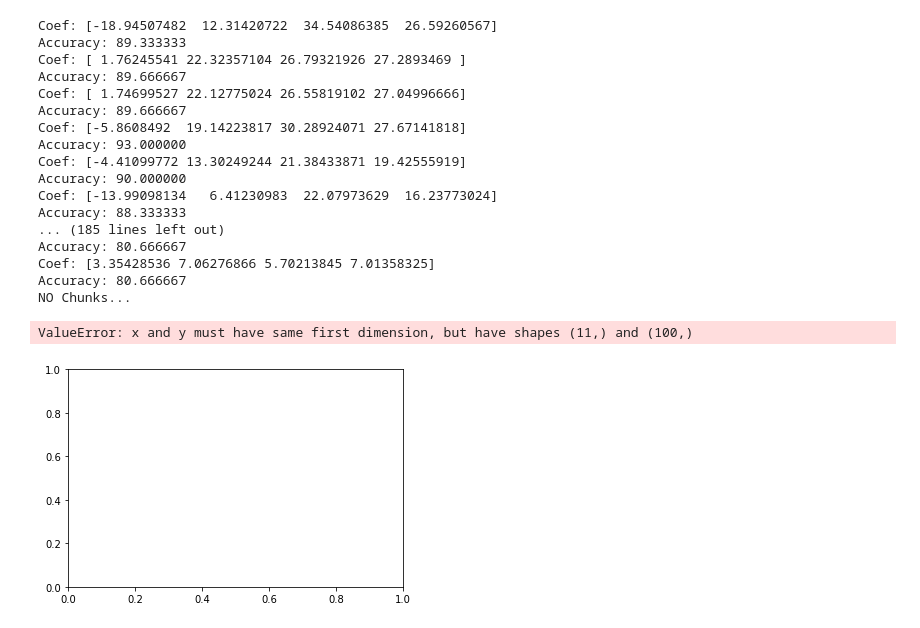
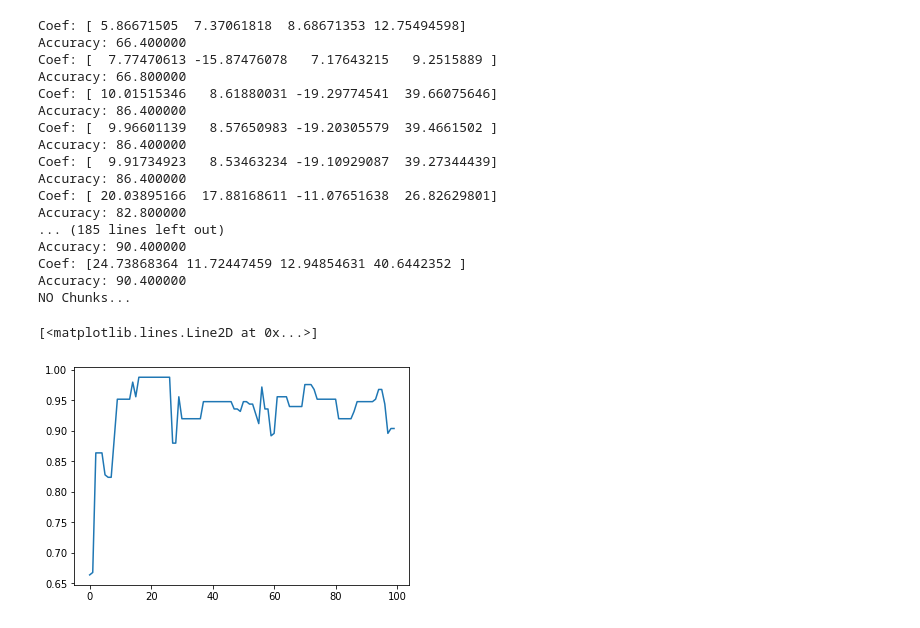
Before and after one commit to KampiotiSofia/svm, a Jupyter notebook: project/dask.ipynb, the cells around one changed output. Saved outputs shown, nothing was run; the diff lists cells and outputs as text; code cells hidden in the pictures.

Commit message:
Changed main attributes + Fix error with S_prev

```diff
--- a/project/dask.ipynb
+++ b/project/dask.ipynb
@@ -33,27 +58,27 @@ Finished with no error...
 # %%
 from main_func import real_partial
 E2,Acc2=real_partial(100)
-plt.plot([i for i in range(len(Acc))],Acc2)
+plt.plot([i for i in range(len(Acc2))],Acc2)
 # %% [output]
-Coef: [-18.94507482  12.31420722  34.54086385  26.59260567]
-Accuracy: 89.333333
-Coef: [ 1.76245541 22.32357104 26.79321926 27.2893469 ]
-Accuracy: 89.666667
-Coef: [ 1.74699527 22.12775024 26.55819102 27.04996666]
-Accuracy: 89.666667
-Coef: [-5.8608492  19.14223817 30.28924071 27.67141818]
-Accuracy: 93.000000
-Coef: [-4.41099772 13.30249244 21.38433871 19.42555919]
-Accuracy: 90.000000
-Coef: [-13.99098134   6.41230983  22.07973629  16.23773024]
-Accuracy: 88.333333
+Coef: [ 5.86671505  7.37061818  8.68671353 12.75494598]
+Accuracy: 66.400000
+Coef: [  7.77470613 -15.87476078   7.17643215   9.2515889 ]
+Accuracy: 66.800000
+Coef: [ 10.01515346   8.61880031 -19.29774541  39.66075646]
+Accuracy: 86.400000
+Coef: [  9.96601139   8.57650983 -19.20305579  39.4661502 ]
+Accuracy: 86.400000
+Coef: [  9.91734923   8.53463234 -19.10929087  39.27344439]
+Accuracy: 86.400000
+Coef: [ 20.03895166  17.88168611 -11.07651638  26.82629801]
+Accuracy: 82.800000
 ... (185 lines left out)
-Accuracy: 80.666667
-Coef: [3.35428536 7.06276866 5.70213845 7.01358325]
-Accuracy: 80.666667
+Accuracy: 90.400000
+Coef: [24.73868364 11.72447459 12.94854631 40.6442352 ]
+Accuracy: 90.400000
 NO Chunks...
-ValueError: x and y must have same first dimension, but have shapes (11,) and (100,)
+[<matplotlib.lines.Line2D at 0x...>]
-[figure, old version]
+[figure, new version]
 # %%
 import matplotlib.pyplot as plt
 
```
Also changed, not shown: parts of 5 cells of this notebook, 3 other files.
